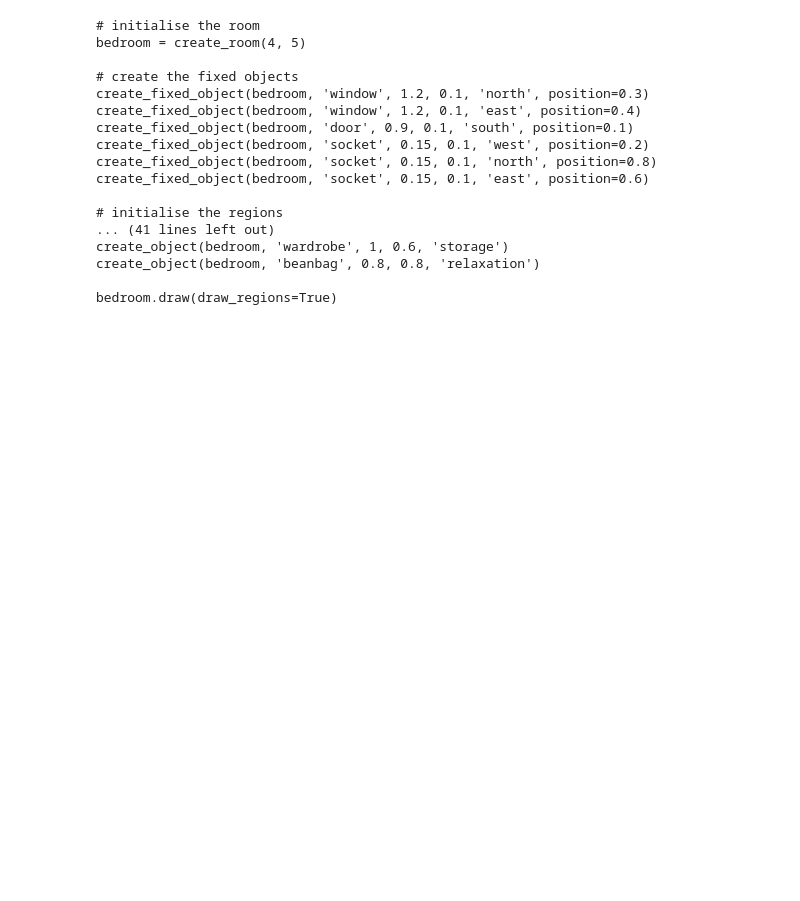
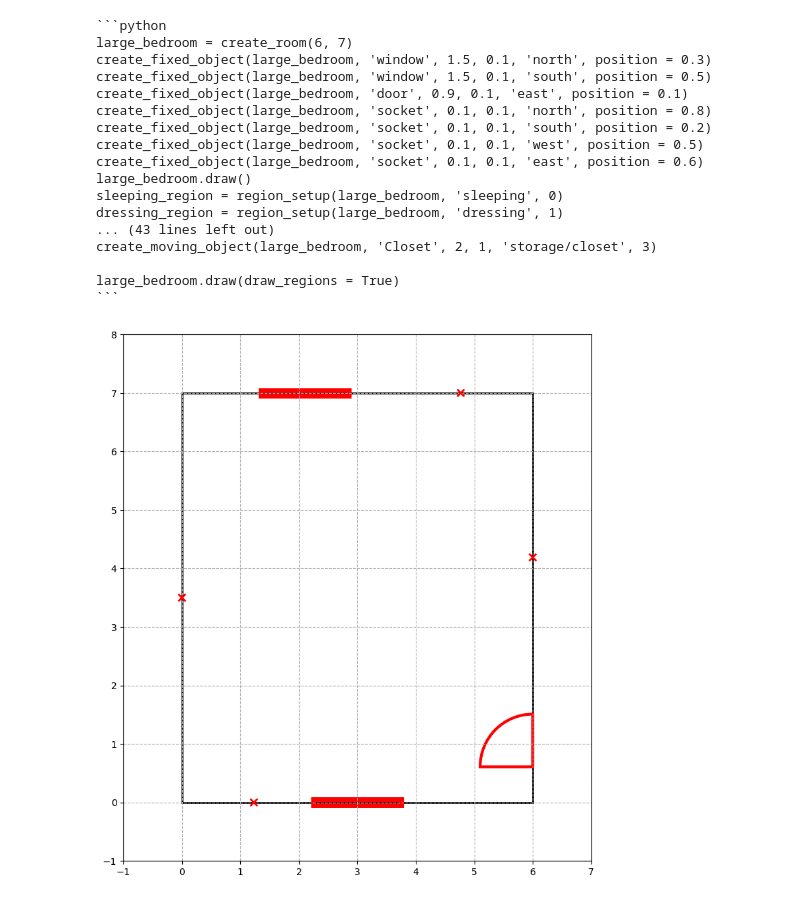
Before and after one commit to gabriellelittle1/MSc-Project, a Jupyter notebook: DSL/Phase1.ipynb, the cells around one changed output. Saved outputs shown, nothing was run; the diff lists cells and outputs as text; code cells hidden in the pictures; blank space fills up the shorter version.

````diff
--- a/DSL/Phase1.ipynb
+++ b/DSL/Phase1.ipynb
@@ -262,9 +269,9 @@ prompt7 = "I am going to give you a description of a room, as well as all the fi
 prompt7 += " I am also going to give you the different regions for the room. Based on this information, I want returned the most important object for each region,"
 prompt7 += " and the dimensions for that object in meters. This should include width and length, not height. The room description is: "
 prompt7 += scene_descriptor + ", and the regions are: " + region_names + ". The fixed objects are: " + fixed_objects
-prompt7 += " Finally, the room dimensions are, width : " + str(bedroom_width) + " meters, and length : " + str(bedroom_length) + " meters."
+prompt7 += " Finally, the room dimensions are, width : " + str(room_width) + " meters, and length : " + str(room_length) + " meters."
 prompt7 += "Please return it in the format of {object_name: name, object_width: width, object_length: length, region: region_name}. After the list, I also want you to give me all the constraints for each object"
-prompt7 += " that depend on the items in the room. For example if an object should be against a wall, far away from a window, or near a socket. Give these as simply as possible, in the following format:  "
+prompt7 += " that depend on the items in the room. For example if an object should have its back against a wall, or if it should be far away from a window, or near a socket. Give these as simply as possible, in the following format:  "
 prompt7 += "{object_name: name, constraints: [constraint1, constraint2, ...]}. Give no other text in the response."
 
 response7 = client.chat.completions.create(
@@ -274,13 +281,4 @@ response7 = client.chat.completions.create(
     )
 
 print(response7.choices[0].message.content)
-
-headers = {
-    'Authorization': f'Bearer {api_key}',
-    'Content-Type': 'application/json',
-         }
-# Read the contents of the .py file
-file_path3 = '/Users/gabriellelittlefair/Documents/GitHub/MSc Project/DSL/Setup2.py'
-with open(file_path3, 'r') as file:
-    file_contents3 = file.read()
 # %% [output]
@@ -302,44 +302,50 @@ with open(file_path3, 'r') as file:
 # %%
 prompt8 = "Given this list of the objects: " + response7.choices[0].message.content.split("]")[0] + "], use the file attached (as well as the room code so far) to add the objects into the room with the correct parameters."
 prompt8 += "The room code so far is: " + response6.json()['choices'][0]['message']['content']
-prompt8 += " The region names are as follows: " + region_names
+prompt8 += "This should not be edited at all, it should be the start of the output exactly as is. The region names are as follows: " + region_names
 prompt8 += "The objects should be added in the correct regions. The code should end with 'room.draw(draw_regions = True)'."
-prompt8 += "This is the file: " + file_contents3
+prompt8 += "This is the file: " + file_contents
 prompt8 += "No extra text, only the functions and the output. Don't have 'python' at the start of the code."
 
 # Define the request payload
 data = {
     "model": "gpt-4o",
     "messages": [
             {"role": "user", "content": prompt8}
             ]
     }
 
 # Make the API call
 response8 = requests.post(url, headers=headers, json=data)
 # Check the response
 if response8.status_code == 200:
-    response_data8 = response6.json()
+    response_data8 = response8.json()
     print(response8.json()['choices'][0]['message']['content'])
-    #exec(response8.json()['choices'][0]['message']['content'])
+    if "```python" in response8.json()['choices'][0]['message']['content']:
+        response8 = (response8.json()['choices'][0]['message']['content'].split("```python")[1]).split("```")[0]
+        exec(response8)
+    else:
+        response8 = response8.json()['choices'][0]['message']['content']
+        exec(response8)
 else:
     print('Failed to get a response')
     print(response8.text)
 # %% [output]
-# initialise the room
-bedroom = create_room(4, 5)
+```python
+large_bedroom = create_room(6, 7)
+create_fixed_object(large_bedroom, 'window', 1.5, 0.1, 'north', position = 0.3)
+create_fixed_object(large_bedroom, 'window', 1.5, 0.1, 'south', position = 0.5)
+create_fixed_object(large_bedroom, 'door', 0.9, 0.1, 'east', position = 0.1)
+create_fixed_object(large_bedroom, 'socket', 0.1, 0.1, 'north', position = 0.8)
+create_fixed_object(large_bedroom, 'socket', 0.1, 0.1, 'south', position = 0.2)
+create_fixed_object(large_bedroom, 'socket', 0.1, 0.1, 'west', position = 0.5)
+create_fixed_object(large_bedroom, 'socket', 0.1, 0.1, 'east', position = 0.6)
+large_bedroom.draw()
+sleeping_region = region_setup(large_bedroom, 'sleeping', 0)
+dressing_region = region_setup(large_bedroom, 'dressing', 1)
+... (43 lines left out)
+create_moving_object(large_bedroom, 'Closet', 2, 1, 'storage/closet', 3)
 
-# create the fixed objects
-create_fixed_object(bedroom, 'window', 1.2, 0.1, 'north', position=0.3)
-create_fixed_object(bedroom, 'window', 1.2, 0.1, 'east', position=0.4)
-create_fixed_object(bedroom, 'door', 0.9, 0.1, 'south', position=0.1)
-create_fixed_object(bedroom, 'socket', 0.15, 0.1, 'west', position=0.2)
-create_fixed_object(bedroom, 'socket', 0.15, 0.1, 'north', position=0.8)
-create_fixed_object(bedroom, 'socket', 0.15, 0.1, 'east', position=0.6)
-
-# initialise the regions
-... (41 lines left out)
-create_object(bedroom, 'wardrobe', 1, 0.6, 'storage')
-create_object(bedroom, 'beanbag', 0.8, 0.8, 'relaxation')
-
-bedroom.draw(draw_regions=True)
+large_bedroom.draw(draw_regions = True)
+```
+[figure, added]
````
Also changed, not shown: parts of 15 cells of this notebook, 6 other files.
